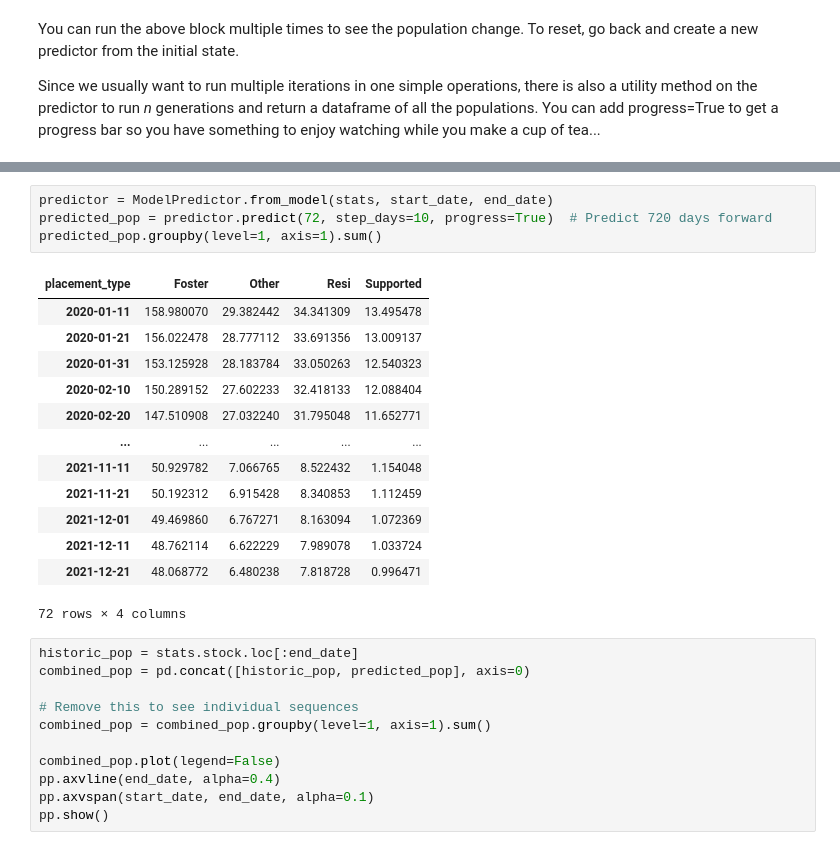
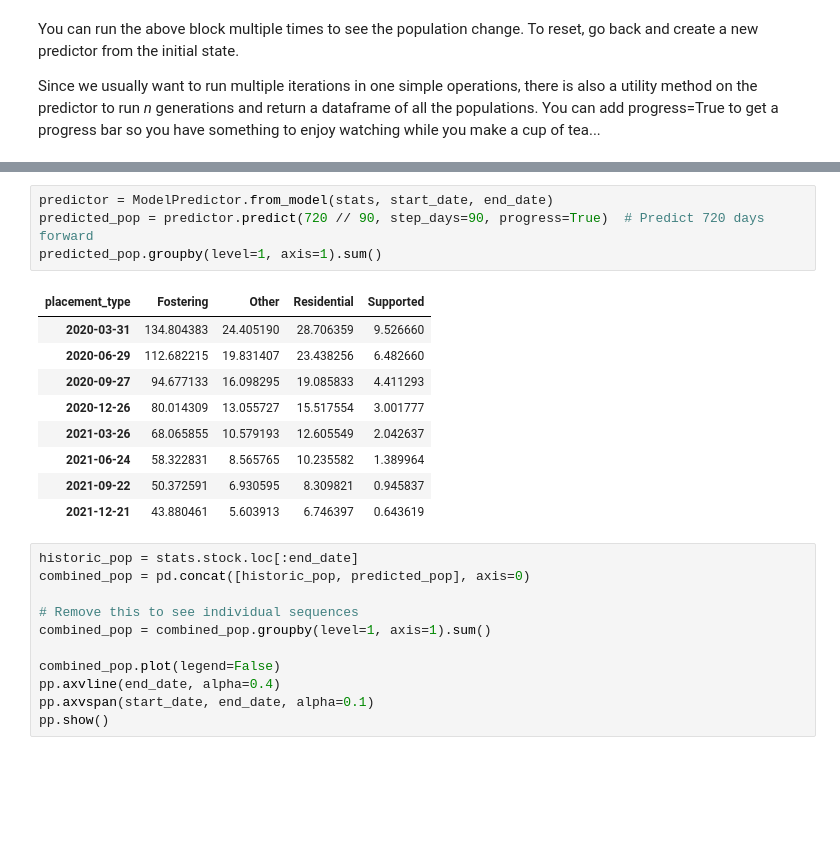
Before and after one commit to data-to-insight/cs-demand-model, a Jupyter notebook: docs/predict.ipynb, the cells around one changed output, grey strips where cells are left out. Drawn from its saved outputs; the diff is of its cells as text; blank space fills up the shorter version.

```diff
--- a/docs/predict.ipynb
+++ b/docs/predict.ipynb
@@ -111,21 +138,17 @@ pp.show()
 # %%
 predictor = ModelPredictor.from_model(stats, start_date, end_date)
-predicted_pop = predictor.predict(72, step_days=10, progress=True)  # Predict 720 days forward
+predicted_pop = predictor.predict(720 // 90, step_days=90, progress=True)  # Predict 720 days forward
 predicted_pop.groupby(level=1, axis=1).sum()
 # %% [output]
-| placement_type | Foster | Other | Resi | Supported |
-| 2020-01-11 | 158.980070 | 29.382442 | 34.341309 | 13.495478 |
-| 2020-01-21 | 156.022478 | 28.777112 | 33.691356 | 13.009137 |
-| 2020-01-31 | 153.125928 | 28.183784 | 33.050263 | 12.540323 |
-| 2020-02-10 | 150.289152 | 27.602233 | 32.418133 | 12.088404 |
-| 2020-02-20 | 147.510908 | 27.032240 | 31.795048 | 11.652771 |
-| ... | ... | ... | ... | ... |
-| 2021-11-11 | 50.929782 | 7.066765 | 8.522432 | 1.154048 |
-| 2021-11-21 | 50.192312 | 6.915428 | 8.340853 | 1.112459 |
-| 2021-12-01 | 49.469860 | 6.767271 | 8.163094 | 1.072369 |
-| 2021-12-11 | 48.762114 | 6.622229 | 7.989078 | 1.033724 |
-| 2021-12-21 | 48.068772 | 6.480238 | 7.818728 | 0.996471 |
+| placement_type | Fostering | Other | Residential | Supported |
+| 2020-03-31 | 134.804383 | 24.405190 | 28.706359 | 9.526660 |
+| 2020-06-29 | 112.682215 | 19.831407 | 23.438256 | 6.482660 |
+| 2020-09-27 | 94.677133 | 16.098295 | 19.085833 | 4.411293 |
+| 2020-12-26 | 80.014309 | 13.055727 | 15.517554 | 3.001777 |
+| 2021-03-26 | 68.065855 | 10.579193 | 12.605549 | 2.042637 |
+| 2021-06-24 | 58.322831 | 8.565765 | 10.235582 | 1.389964 |
+| 2021-09-22 | 50.372591 | 6.930595 | 8.309821 | 0.945837 |
+| 2021-12-21 | 43.880461 | 5.603913 | 6.746397 | 0.643619 |
-72 rows × 4 columns
 # %%
 historic_pop = stats.stock.loc[:end_date]
 combined_pop = pd.concat([historic_pop, predicted_pop], axis=0)
```
Also changed, not shown: parts of 5 cells of this notebook, 6 other files.
